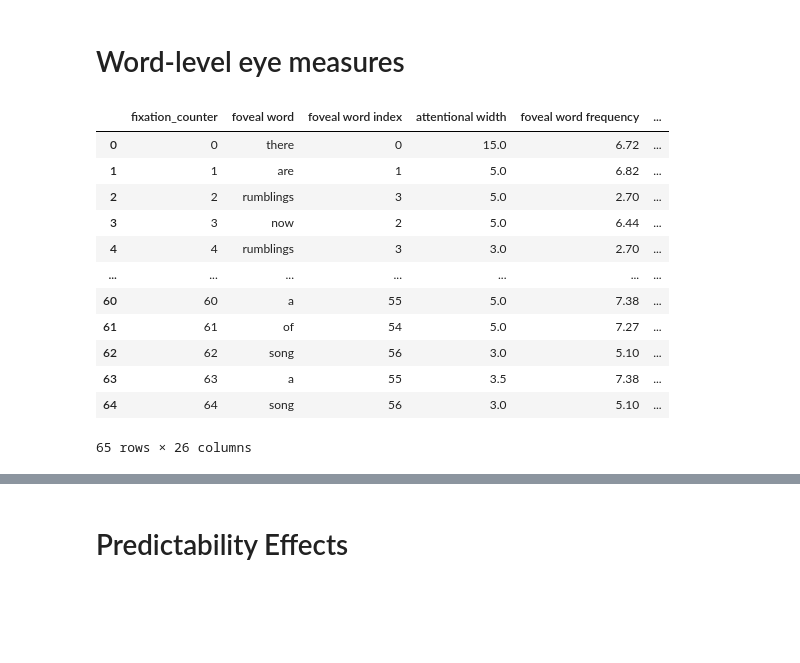
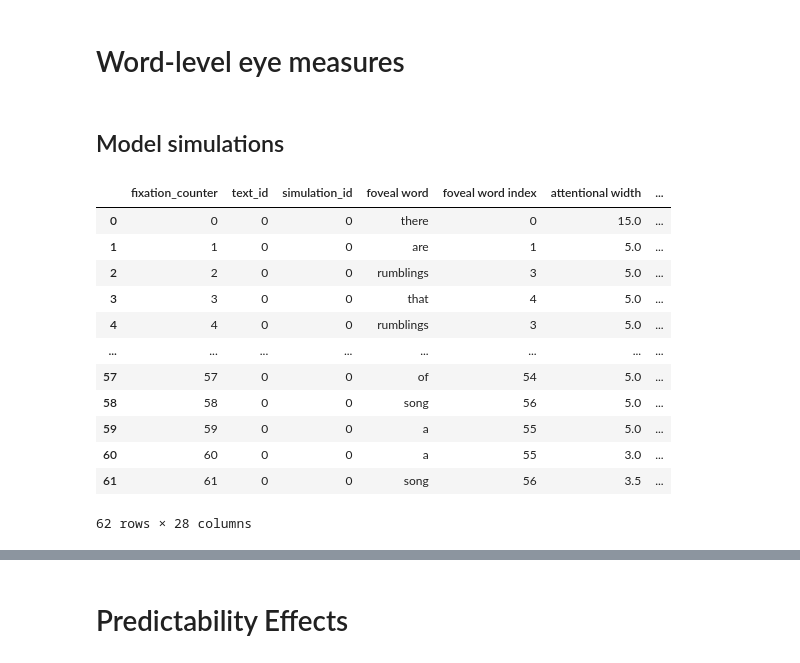
Before and after one commit to dritlopes/OB1-reader-model, a Jupyter notebook: src/evaluation.ipynb, the cells around one changed output, grey strips where cells are left out. Drawn from its saved outputs; the diff is of its cells as text; code cells hidden in the pictures; blank space fills up the shorter version.

```diff
--- a/src/evaluation.ipynb
+++ b/src/evaluation.ipynb
@@ -225,24 +218,26 @@ for i in ax.containers:
 # %% [markdown]
 # Word-level eye measures
+# %% [markdown]
+## Model simulations
 # %%
 # read in simulation output
-simulation_filepath = '../results/simulation_Provo_Corpus_continuous reading__31_05_2023_15-34-05.csv'
+simulation_filepath = '../results/simulation_Provo_Corpus_continuous reading__03_06_2023_10-54-01.csv'
 sim_results = pd.read_csv(simulation_filepath, sep='\t')
 sim_results
 # %% [output]
-|  | fixation_counter | foveal word | foveal word index | attentional width | foveal word frequency | ... |
-| 0 | 0 | there | 0 | 15.0 | 6.72 | ... |
-| 1 | 1 | are | 1 | 5.0 | 6.82 | ... |
-| 2 | 2 | rumblings | 3 | 5.0 | 2.70 | ... |
-| 3 | 3 | now | 2 | 5.0 | 6.44 | ... |
-| 4 | 4 | rumblings | 3 | 3.0 | 2.70 | ... |
-| ... | ... | ... | ... | ... | ... | ... |
-| 60 | 60 | a | 55 | 5.0 | 7.38 | ... |
-| 61 | 61 | of | 54 | 5.0 | 7.27 | ... |
-| 62 | 62 | song | 56 | 3.0 | 5.10 | ... |
-| 63 | 63 | a | 55 | 3.5 | 7.38 | ... |
-| 64 | 64 | song | 56 | 3.0 | 5.10 | ... |
+|  | fixation_counter | text_id | simulation_id | foveal word | foveal word index | attentional width | ... |
+| 0 | 0 | 0 | 0 | there | 0 | 15.0 | ... |
+| 1 | 1 | 0 | 0 | are | 1 | 5.0 | ... |
+| 2 | 2 | 0 | 0 | rumblings | 3 | 5.0 | ... |
+| 3 | 3 | 0 | 0 | that | 4 | 5.0 | ... |
+| 4 | 4 | 0 | 0 | rumblings | 3 | 5.0 | ... |
+| ... | ... | ... | ... | ... | ... | ... | ... |
+| 57 | 57 | 0 | 0 | of | 54 | 5.0 | ... |
+| 58 | 58 | 0 | 0 | song | 56 | 5.0 | ... |
+| 59 | 59 | 0 | 0 | a | 55 | 5.0 | ... |
+| 60 | 60 | 0 | 0 | a | 55 | 3.0 | ... |
+| 61 | 61 | 0 | 0 | song | 56 | 3.5 | ... |
-65 rows × 26 columns
+62 rows × 28 columns
 # %%
 # read in words that have been skipped and never fixated (they are not included in fixation data,
 # but should be considered for wordskip results
```
Also changed, not shown: parts of 31 cells of this notebook, 6 other files.
